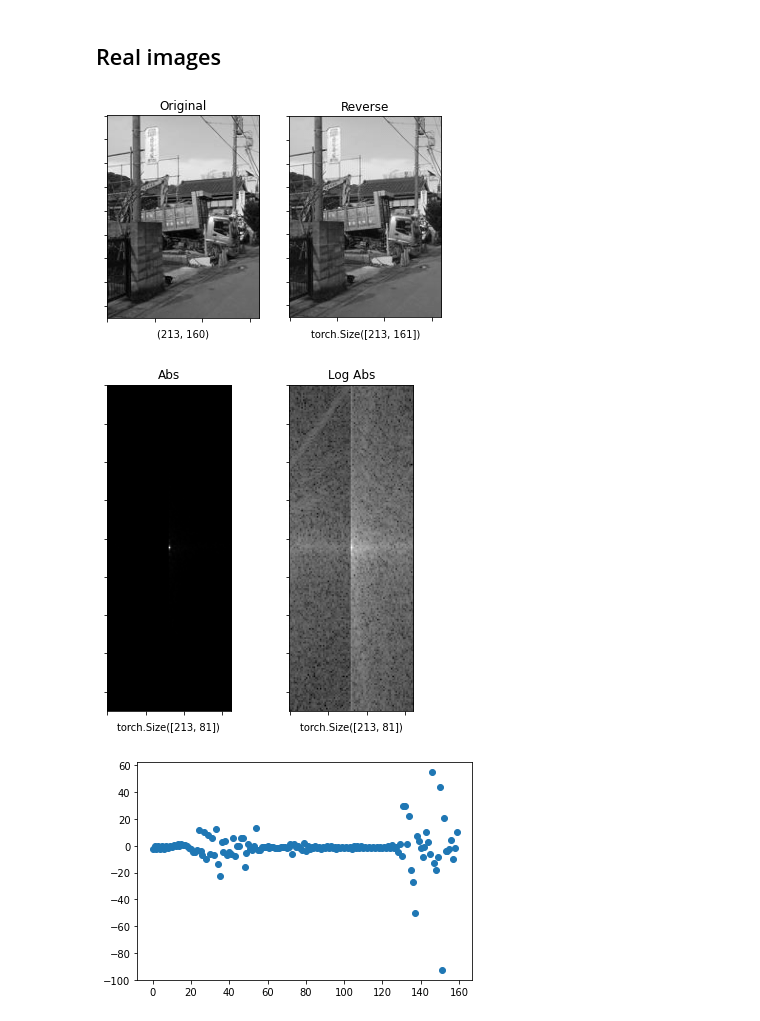
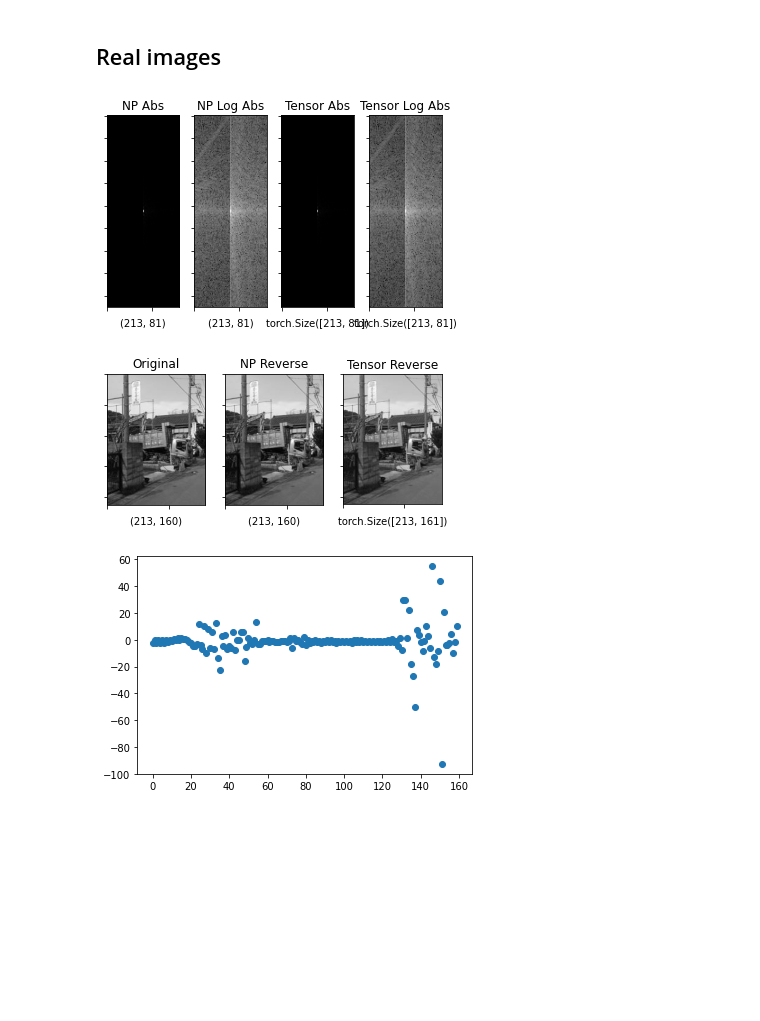
Before and after one commit to RGologorsky/fastmri, a Jupyter notebook: 01_kspace_tfms.ipynb, the cells around one changed output. Saved outputs shown, nothing was run; the diff lists cells and outputs as text; code cells hidden in the pictures; blank space fills up the shorter version.

```diff
--- a/01_kspace_tfms.ipynb
+++ b/01_kspace_tfms.ipynb
@@ -176,10 +176,10 @@ k_log_abs = apply(k, NpTfms.log_abs)
 np.testing.assert_array_almost_equal(img, rev_img)
 # %%
 # Pytorch tensors
-arr = apply(img, TensorTfms.im2arr)
+t_arr = apply(img, TensorTfms.im2arr)
 
-k         = apply(arr, TensorTfms.real2k)
-rev_img   = apply(k, TensorTfms.k2real)
+t_k         = apply(t_arr, TensorTfms.real2k)
+t_rev_img   = apply(t_k, TensorTfms.k2real)
 
-k_abs     = apply(k, TensorTfms.t_abs)
-k_log_abs = apply(k_abs, TensorTfms.log_abs)
+t_k_abs     = apply(t_k, TensorTfms.t_abs)
+t_k_log_abs = apply(t_k_abs, TensorTfms.log_abs)
@@ -185,0 +188,4 @@ k_log_abs = apply(k_abs, TensorTfms.log_abs)
+# %%
+plot([k_abs, k_log_abs, t_k_abs, t_k_log_abs], ["NP Abs", "NP Log Abs", "Tensor Abs", "Tensor Log Abs"])
+# %% [output]
+[figure, added]
@@ -186,11 +204,7 @@ k_log_abs = apply(k_abs, TensorTfms.log_abs)
 # %%
-plot([img, rev_img], ["Original", "Reverse"])
+plot([img, rev_img, t_rev_img], ["Original", "NP Reverse", "Tensor Reverse"])
 # %% [output]
-[figure, old version]
+[figure, new version]
-# %%
-plot([k_abs, k_log_abs], ["Abs", "Log Abs"])
-# %% [output]
-[figure, removed]
 # %%
 # tensors are much less precise, and also add a col. Maybe that's why fastMRI adds padding?
 # %%
```
Also changed, not shown: parts of 4 cells of this notebook.
